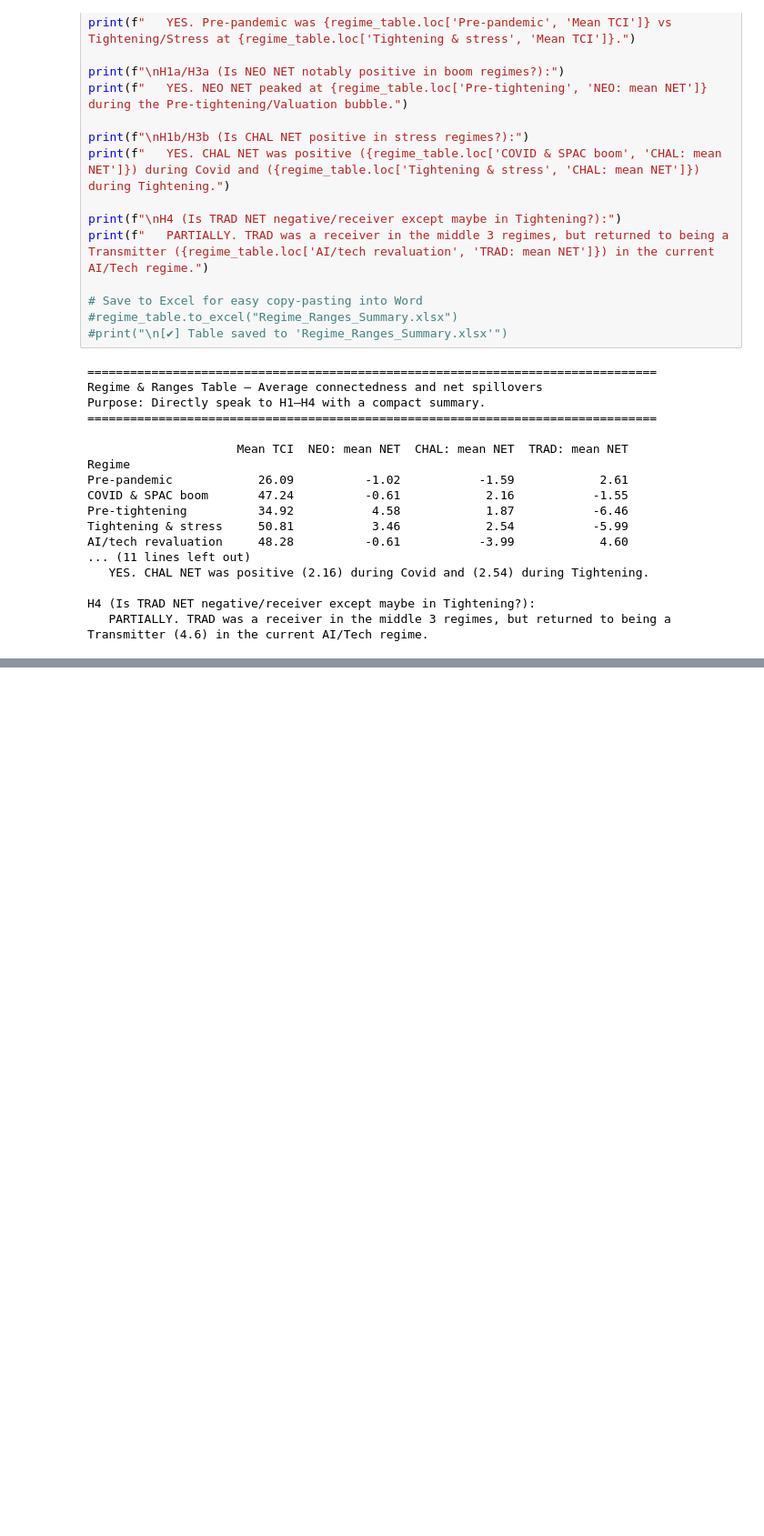
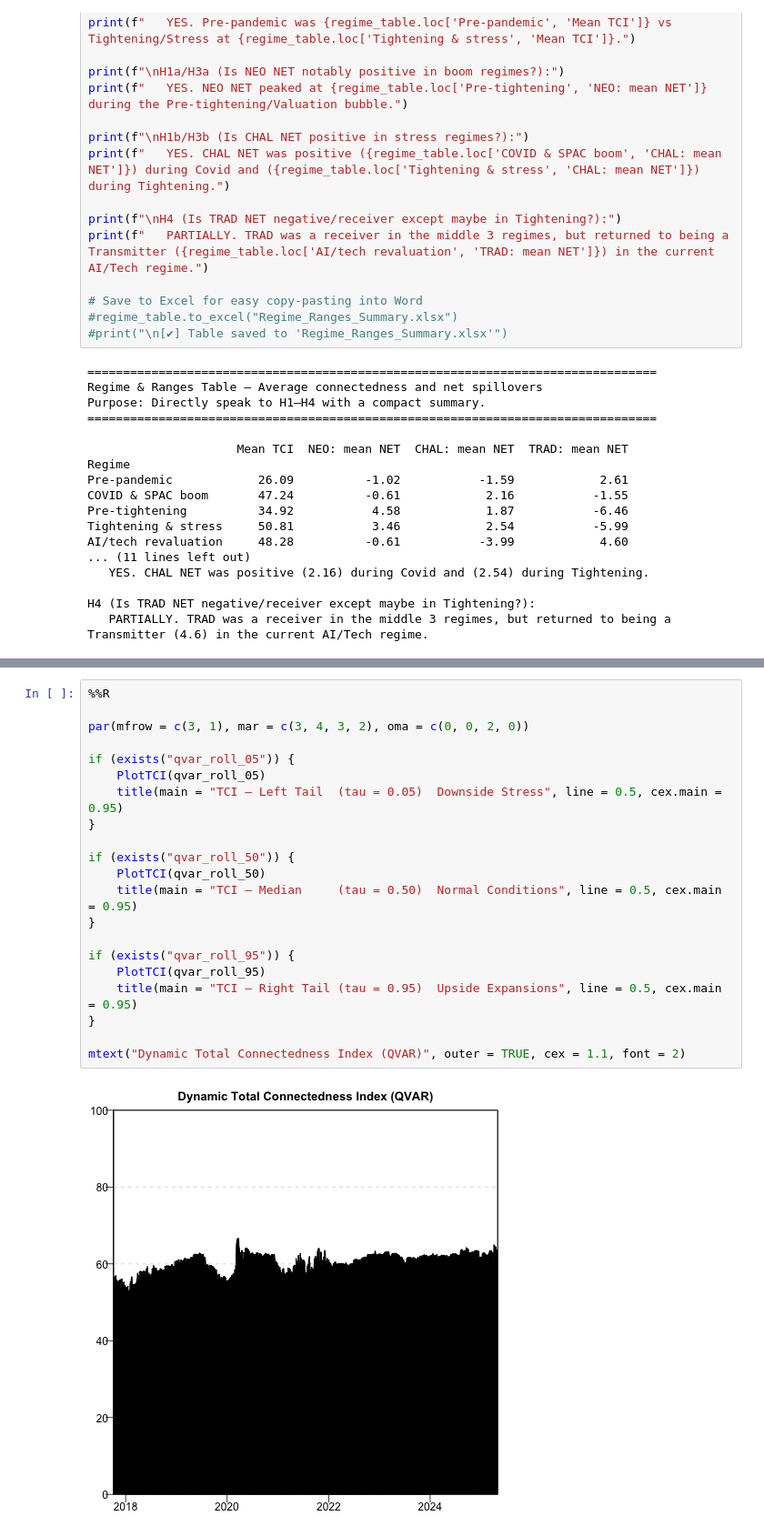
Before and after one commit to JamesGH1/FinanceResearch, a Jupyter notebook: IndexCreation - REMASTERED.ipynb, the cells around one changed output, grey strips where cells are left out. Shown at 91% size. Drawn from its saved outputs; the diff is of its cells as text; blank space fills up the shorter version.

Commit message:
QVAR Prototype

```diff
--- a/IndexCreation - REMASTERED.ipynb
+++ b/IndexCreation - REMASTERED.ipynb
@@ -1649,0 +1877,23 @@ H4 (Is TRAD NET negative/receiver except maybe in Tightening?):
+# %%
+%%R
+
+par(mfrow = c(3, 1), mar = c(3, 4, 3, 2), oma = c(0, 0, 2, 0))
+
+if (exists("qvar_roll_05")) {
+    PlotTCI(qvar_roll_05)
+    title(main = "TCI — Left Tail  (tau = 0.05)  Downside Stress", line = 0.5, cex.main = 0.95)
+}
+
+if (exists("qvar_roll_50")) {
+    PlotTCI(qvar_roll_50)
+    title(main = "TCI — Median     (tau = 0.50)  Normal Conditions", line = 0.5, cex.main = 0.95)
+}
+
+if (exists("qvar_roll_95")) {
+    PlotTCI(qvar_roll_95)
+    title(main = "TCI — Right Tail (tau = 0.95)  Upside Expansions", line = 0.5, cex.main = 0.95)
+}
+
+mtext("Dynamic Total Connectedness Index (QVAR)", outer = TRUE, cex = 1.1, font = 2)
+# %% [output]
+[figure, added]
```
Also changed, not shown: parts of 21 cells of this notebook, 2 other files.
